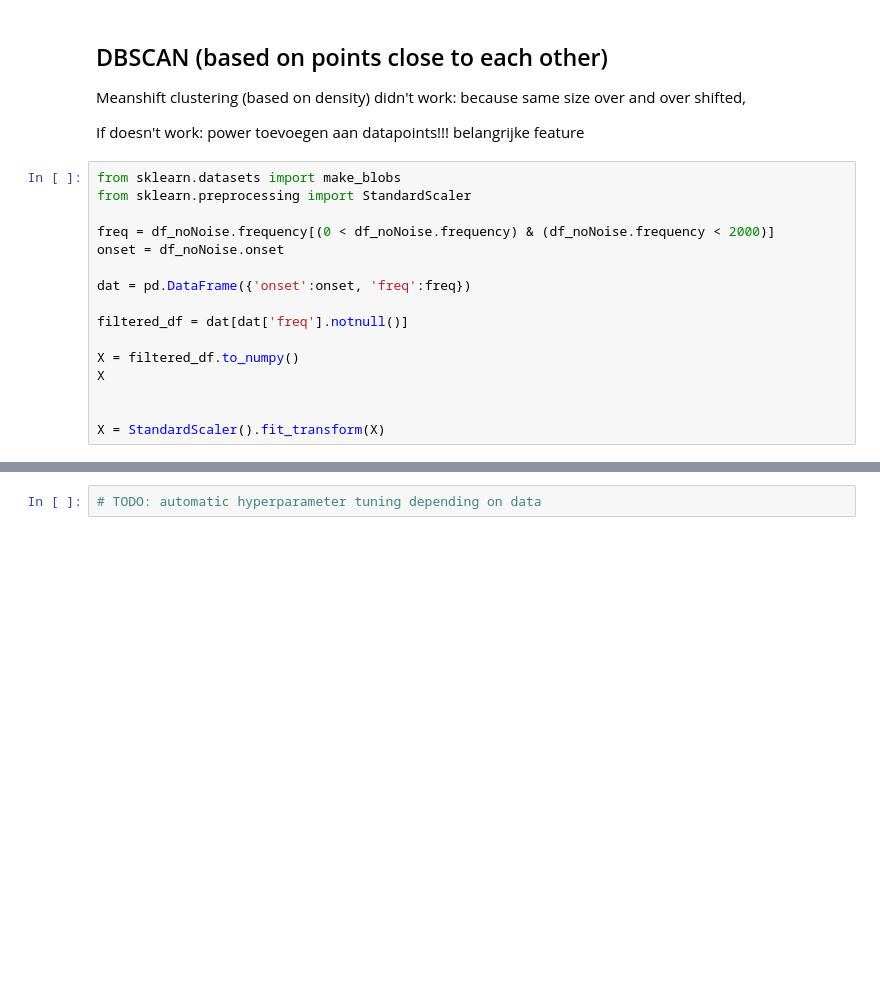
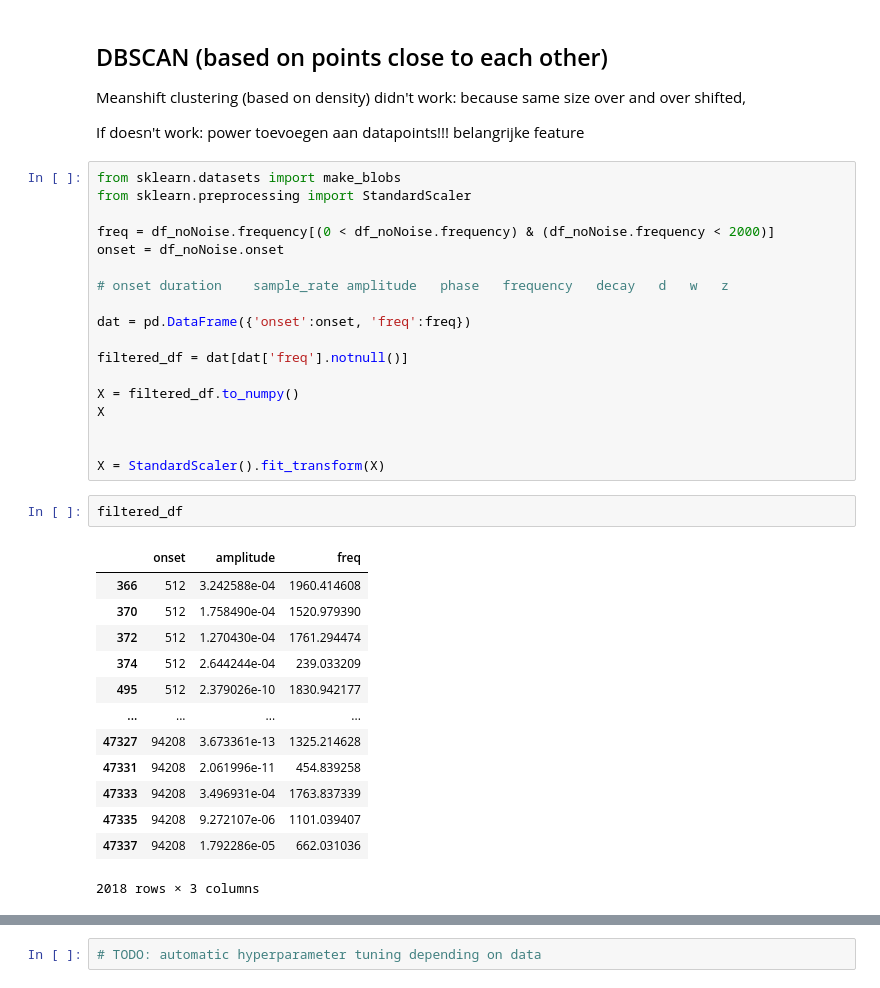
Before and after one commit to anastasiakrouglova/Master-Thesis, a Jupyter notebook: PlinearRegression.ipynb, the cells around one changed output, grey strips where cells are left out. Cells and saved outputs as stored; diff of their text form; blank space fills up the shorter version.

```diff
--- a/PlinearRegression.ipynb
+++ b/PlinearRegression.ipynb
@@ -165,6 +165,8 @@ from sklearn.preprocessing import StandardScaler
 
 freq = df_noNoise.frequency[(0 < df_noNoise.frequency) & (df_noNoise.frequency < 2000)]
 onset = df_noNoise.onset
+
+# onset	duration	sample_rate	amplitude	phase	frequency	decay	d	w	z
 
 dat = pd.DataFrame({'onset':onset, 'freq':freq})
 
@@ -175,6 +177,22 @@ X
 
 
 X = StandardScaler().fit_transform(X)
+# %%
+filtered_df
+# %% [output]
+|  | onset | amplitude | freq |
+| 366 | 512 | 3.242588e-04 | 1960.414608 |
+| 370 | 512 | 1.758490e-04 | 1520.979390 |
+| 372 | 512 | 1.270430e-04 | 1761.294474 |
+| 374 | 512 | 2.644244e-04 | 239.033209 |
+| 495 | 512 | 2.379026e-10 | 1830.942177 |
+| ... | ... | ... | ... |
+| 47327 | 94208 | 3.673361e-13 | 1325.214628 |
+| 47331 | 94208 | 2.061996e-11 | 454.839258 |
+| 47333 | 94208 | 3.496931e-04 | 1763.837339 |
+| 47335 | 94208 | 9.272107e-06 | 1101.039407 |
+| 47337 | 94208 | 1.792286e-05 | 662.031036 |
+2018 rows × 3 columns
 # %%
 import matplotlib.pyplot as plt
 
```
Also changed, not shown: parts of 16 cells of this notebook, 5 other files.
